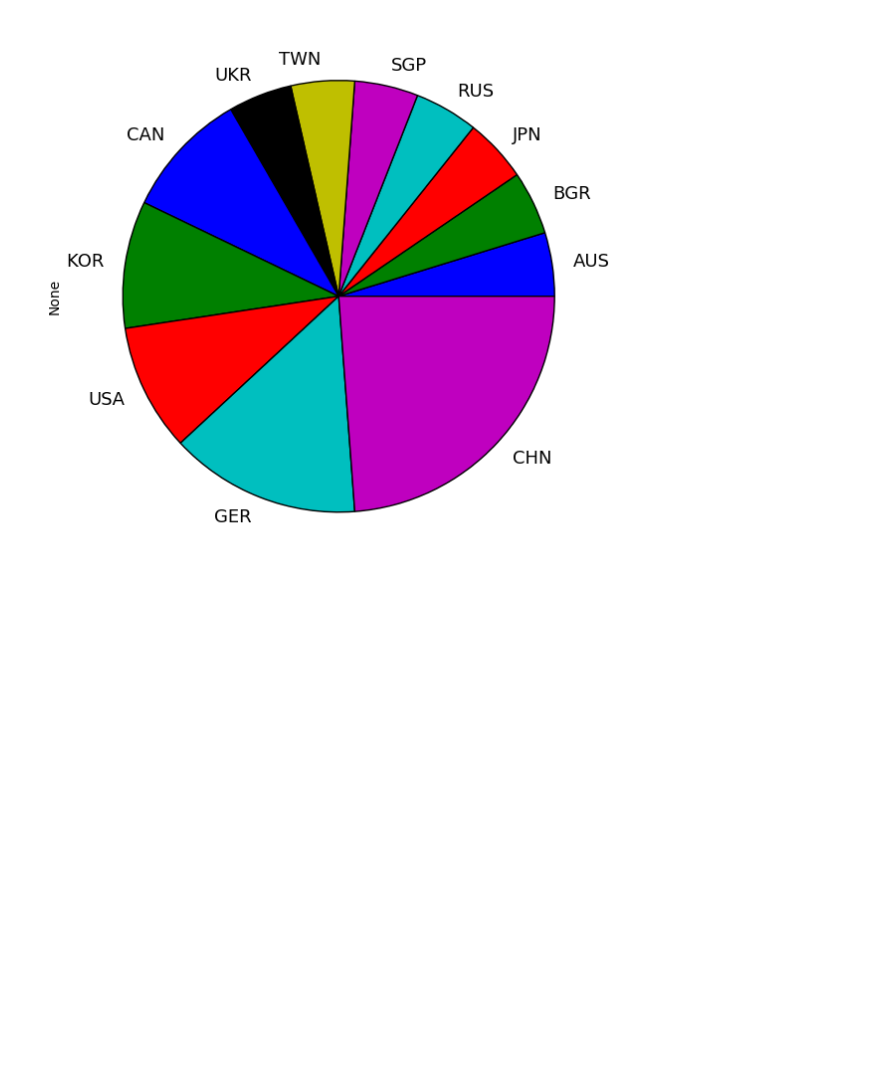
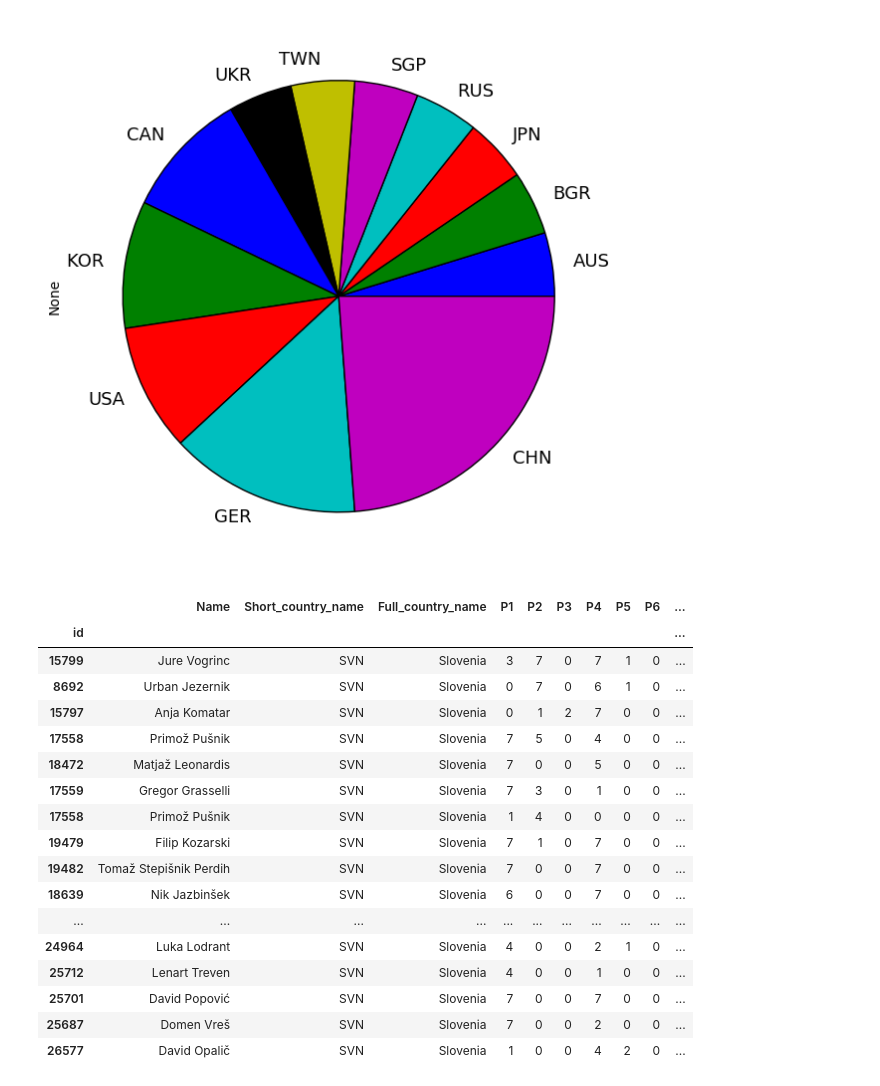
Before and after one commit to lenarttreven/projekt_programiranje_1, a Jupyter notebook: projekt.ipynb, the cells around one changed output. Cells and saved outputs as stored; diff of their text form; code cells hidden in the pictures; blank space fills up the shorter version.

```diff
--- a/projekt.ipynb
+++ b/projekt.ipynb
@@ -2,7 +2,7 @@
 import pandas as pd
 %matplotlib inline
 
-pd.options.display.max_rows = 20
+pd.options.display.max_rows = 50
 # %%
 data = pd.read_csv('data.csv', thousands=',',index_col = 'id' )
 data
@@ -100,3 +115,25 @@ najboljsi_resevalci.size().sort_values().plot(kind='pie',figsize=(7, 7), fontsiz
 # %% [output]
 <matplotlib.axes._subplots.AxesSubplot at 0x...>
 [figure]
+# %%
+slovenci = data[data.Short_country_name == 'SVN']
+slovenci
+# %% [output]
+|  | Name | Short_country_name | Full_country_name | P1 | P2 | P3 | P4 | P5 | P6 | ... |
+| id |  |  |  |  |  |  |  |  |  | ... |
+| 15799 | Jure Vogrinc | SVN | Slovenia | 3 | 7 | 0 | 7 | 1 | 0 | ... |
+| 8692 | Urban Jezernik | SVN | Slovenia | 0 | 7 | 0 | 6 | 1 | 0 | ... |
+| 15797 | Anja Komatar | SVN | Slovenia | 0 | 1 | 2 | 7 | 0 | 0 | ... |
+| 17558 | Primož Pušnik | SVN | Slovenia | 7 | 5 | 0 | 4 | 0 | 0 | ... |
+| 18472 | Matjaž Leonardis | SVN | Slovenia | 7 | 0 | 0 | 5 | 0 | 0 | ... |
+| 17559 | Gregor Grasselli | SVN | Slovenia | 7 | 3 | 0 | 1 | 0 | 0 | ... |
+| 17558 | Primož Pušnik | SVN | Slovenia | 1 | 4 | 0 | 0 | 0 | 0 | ... |
+| 19479 | Filip Kozarski | SVN | Slovenia | 7 | 1 | 0 | 7 | 0 | 0 | ... |
+| 19482 | Tomaž Stepišnik Perdih | SVN | Slovenia | 7 | 0 | 0 | 7 | 0 | 0 | ... |
+| 18639 | Nik Jazbinšek | SVN | Slovenia | 6 | 0 | 0 | 7 | 0 | 0 | ... |
+| ... | ... | ... | ... | ... | ... | ... | ... | ... | ... | ... |
+| 24964 | Luka Lodrant | SVN | Slovenia | 4 | 0 | 0 | 2 | 1 | 0 | ... |
+| 25712 | Lenart Treven | SVN | Slovenia | 4 | 0 | 0 | 1 | 0 | 0 | ... |
+| 25701 | David Popović | SVN | Slovenia | 7 | 0 | 0 | 7 | 0 | 0 | ... |
+| 25687 | Domen Vreš | SVN | Slovenia | 7 | 0 | 0 | 2 | 0 | 0 | ... |
+| 26577 | David Opalič | SVN | Slovenia | 1 | 0 | 0 | 4 | 2 | 0 | ... |
```
Also changed, not shown: parts of 2 cells of this notebook.
